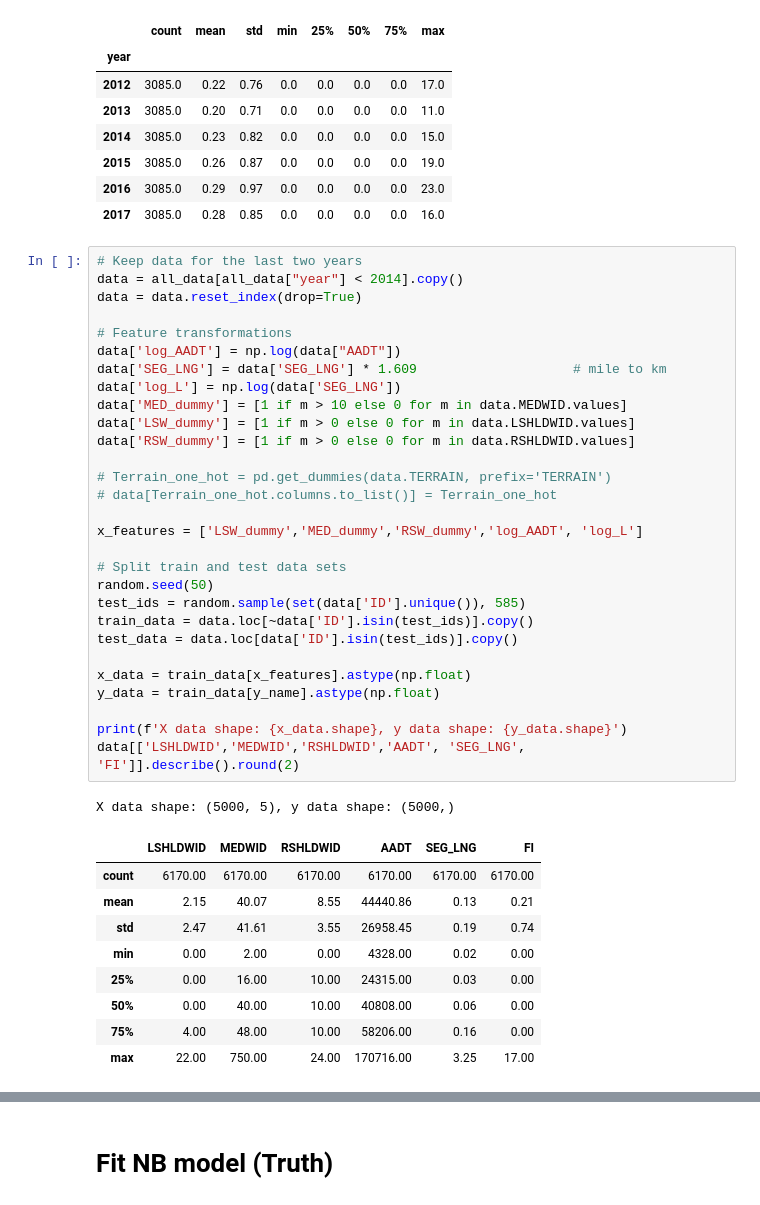
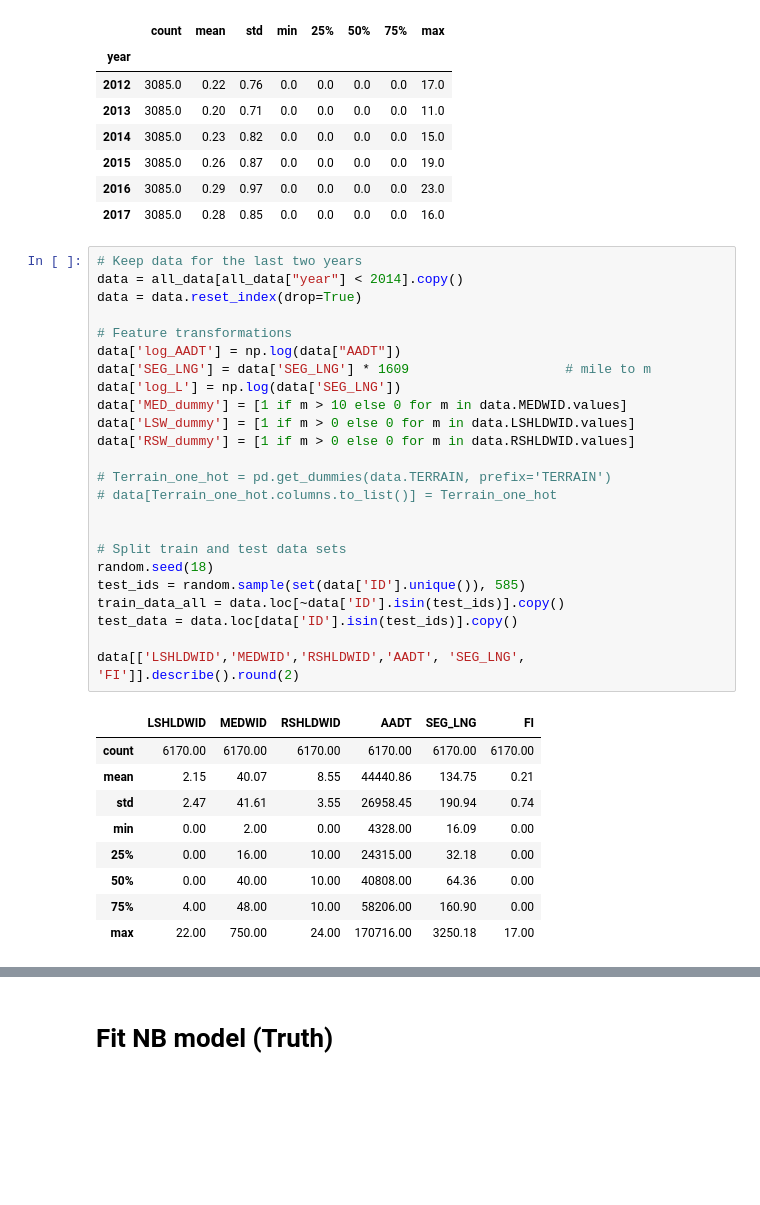
Before and after one commit to mz-zarei/CGAN-Augmentation, a Jupyter notebook: CGAN_data_augmentation_WA.ipynb, the cells around one changed output, grey strips where cells are left out. Drawn from its saved outputs; the diff is of its cells as text; blank space fills up the shorter version.

```diff
--- a/CGAN_data_augmentation_WA.ipynb
+++ b/CGAN_data_augmentation_WA.ipynb
@@ -78,43 +291,37 @@ Columns: Index(['RURURB', 'TERRAIN', 'LSHLDWID', 'LSHL_WD2', 'MEDWID', 'NO_LANES
 # %%
 # Keep data for the last two years
 data = all_data[all_data["year"] < 2014].copy()
 data = data.reset_index(drop=True)
 
 # Feature transformations
 data['log_AADT'] = np.log(data["AADT"])
-data['SEG_LNG'] = data['SEG_LNG'] * 1.609                    # mile to km
+data['SEG_LNG'] = data['SEG_LNG'] * 1609                    # mile to m
 data['log_L'] = np.log(data['SEG_LNG'])
 data['MED_dummy'] = [1 if m > 10 else 0 for m in data.MEDWID.values]
 data['LSW_dummy'] = [1 if m > 0 else 0 for m in data.LSHLDWID.values]
 data['RSW_dummy'] = [1 if m > 0 else 0 for m in data.RSHLDWID.values]
 
 # Terrain_one_hot = pd.get_dummies(data.TERRAIN, prefix='TERRAIN')
 # data[Terrain_one_hot.columns.to_list()] = Terrain_one_hot
 
-x_features = ['LSW_dummy','MED_dummy','RSW_dummy','log_AADT', 'log_L']
 
 # Split train and test data sets
-random.seed(50)
+random.seed(18)
 test_ids = random.sample(set(data['ID'].unique()), 585)
-train_data = data.loc[~data['ID'].isin(test_ids)].copy()
+train_data_all = data.loc[~data['ID'].isin(test_ids)].copy()
 test_data = data.loc[data['ID'].isin(test_ids)].copy()
 
-x_data = train_data[x_features].astype(np.float)
-y_data = train_data[y_name].astype(np.float)
-
-print(f'X data shape: {x_data.shape}, y data shape: {y_data.shape}')
 data[['LSHLDWID','MEDWID','RSHLDWID','AADT', 'SEG_LNG', 'FI']].describe().round(2)
 # %% [output]
-X data shape: (5000, 5), y data shape: (5000,)
 |  | LSHLDWID | MEDWID | RSHLDWID | AADT | SEG_LNG | FI |
 | count | 6170.00 | 6170.00 | 6170.00 | 6170.00 | 6170.00 | 6170.00 |
-| mean | 2.15 | 40.07 | 8.55 | 44440.86 | 0.13 | 0.21 |
-| std | 2.47 | 41.61 | 3.55 | 26958.45 | 0.19 | 0.74 |
-| min | 0.00 | 2.00 | 0.00 | 4328.00 | 0.02 | 0.00 |
-| 25% | 0.00 | 16.00 | 10.00 | 24315.00 | 0.03 | 0.00 |
-| 50% | 0.00 | 40.00 | 10.00 | 40808.00 | 0.06 | 0.00 |
-| 75% | 4.00 | 48.00 | 10.00 | 58206.00 | 0.16 | 0.00 |
-| max | 22.00 | 750.00 | 24.00 | 170716.00 | 3.25 | 17.00 |
+| mean | 2.15 | 40.07 | 8.55 | 44440.86 | 134.75 | 0.21 |
+| std | 2.47 | 41.61 | 3.55 | 26958.45 | 190.94 | 0.74 |
+| min | 0.00 | 2.00 | 0.00 | 4328.00 | 16.09 | 0.00 |
+| 25% | 0.00 | 16.00 | 10.00 | 24315.00 | 32.18 | 0.00 |
+| 50% | 0.00 | 40.00 | 10.00 | 40808.00 | 64.36 | 0.00 |
+| 75% | 4.00 | 48.00 | 10.00 | 58206.00 | 160.90 | 0.00 |
+| max | 22.00 | 750.00 | 24.00 | 170716.00 | 3250.18 | 17.00 |
 # %%
 ax = data[['LSHLDWID', 'MEDWID', 'RSHLDWID','AADT', 'SEG_LNG', 'FI']].hist(bins = 20, figsize=(10, 8))
 # %% [output]
```
Also changed, not shown: parts of 6 cells of this notebook.
